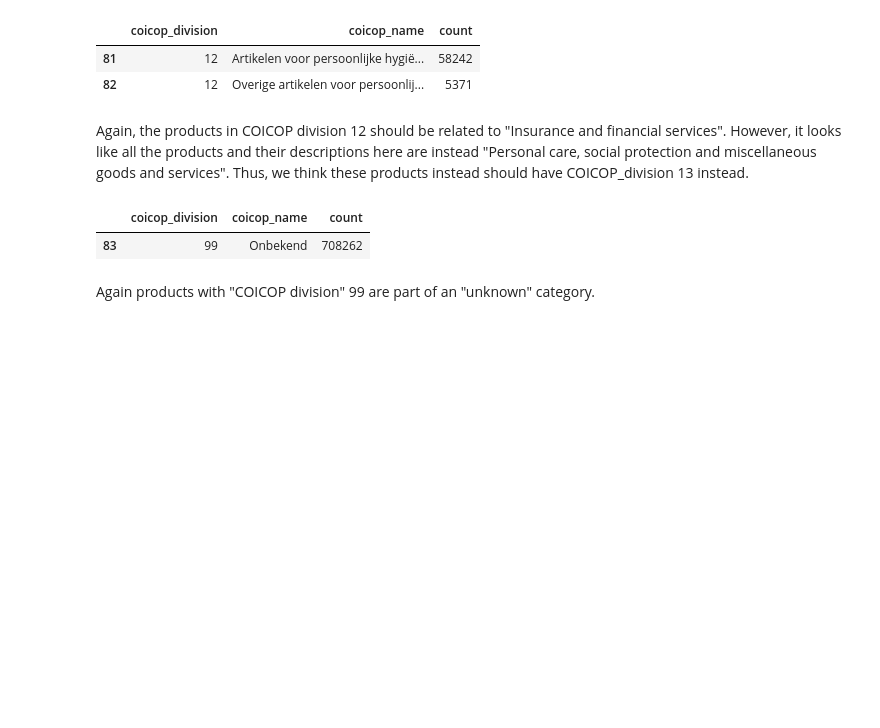
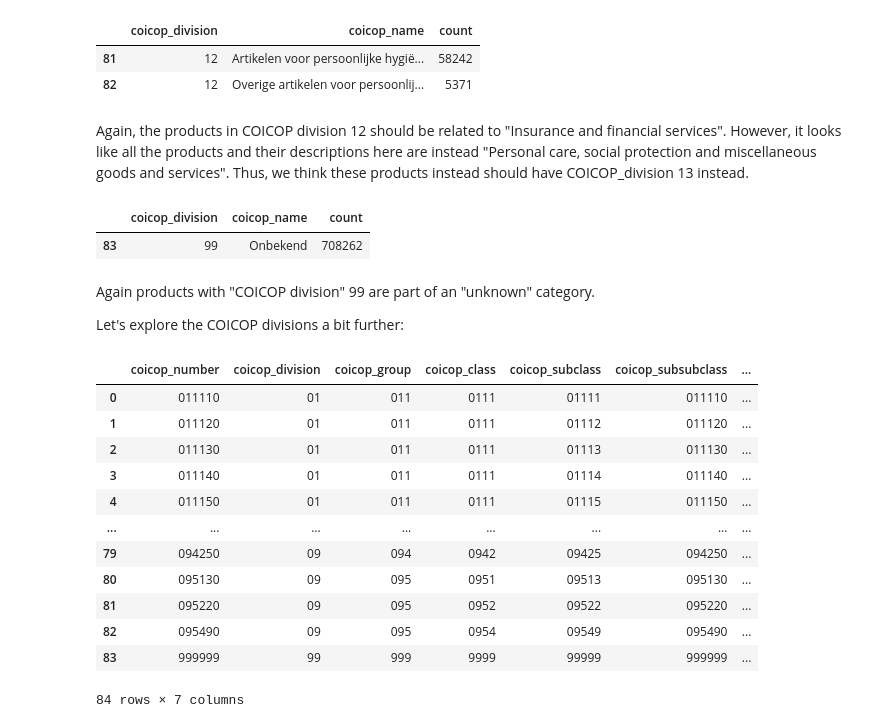
Before and after one commit to ssi-wp3/ssi-wp3, a Jupyter notebook: Notebooks/01b-Data-Exploration-Plus.ipynb, the cells around one changed output. Drawn from its saved outputs; the diff is of its cells as text; code cells hidden in the pictures; blank space fills up the shorter version.

```diff
--- a/Notebooks/01b-Data-Exploration-Plus.ipynb
+++ b/Notebooks/01b-Data-Exploration-Plus.ipynb
@@ -381,3 +381,41 @@ coicop_division_descriptions[coicop_division_descriptions.coicop_division == "99
 | 83 | 99 | Onbekend | 708262 |
 # %% [markdown]
 Again products with "COICOP division" 99 are part of an "unknown" category.
+
+
+Let's explore the COICOP divisions a bit further:
+# %%
+def split_coicop(coicop_column: pd.Series) -> pd.DataFrame:
+    return pd.DataFrame({"coicop_number": coicop_column,
+        "coicop_division": coicop_column.str[:2],
+        "coicop_group": coicop_column.str[:3],
+        "coicop_class": coicop_column.str[:4],
+        "coicop_subclass": coicop_column.str[:5],
+        "coicop_subsubclass": coicop_column,
+    })
+
+
+def get_category_counts(df: pd.DataFrame) -> pd.DataFrame:
+    unique_coicop = pd.Series(df[df.coicop_number.str.len() == 6].coicop_number.unique())
+    split_coicop_df = split_coicop(unique_coicop)
+
+    coicop_counts = df.coicop_number.value_counts().reset_index()
+    return split_coicop_df.merge(coicop_counts, on="coicop_number")
+
+
+split_coicop_df = get_category_counts(plus_df)
+split_coicop_df
+# %% [output]
+|  | coicop_number | coicop_division | coicop_group | coicop_class | coicop_subclass | coicop_subsubclass | ... |
+| 0 | 011110 | 01 | 011 | 0111 | 01111 | 011110 | ... |
+| 1 | 011120 | 01 | 011 | 0111 | 01112 | 011120 | ... |
+| 2 | 011130 | 01 | 011 | 0111 | 01113 | 011130 | ... |
+| 3 | 011140 | 01 | 011 | 0111 | 01114 | 011140 | ... |
+| 4 | 011150 | 01 | 011 | 0111 | 01115 | 011150 | ... |
+| ... | ... | ... | ... | ... | ... | ... | ... |
+| 79 | 094250 | 09 | 094 | 0942 | 09425 | 094250 | ... |
+| 80 | 095130 | 09 | 095 | 0951 | 09513 | 095130 | ... |
+| 81 | 095220 | 09 | 095 | 0952 | 09522 | 095220 | ... |
+| 82 | 095490 | 09 | 095 | 0954 | 09549 | 095490 | ... |
+| 83 | 999999 | 99 | 999 | 9999 | 99999 | 999999 | ... |
+84 rows × 7 columns
```
Also changed, not shown: parts of 1 cell of this notebook.
